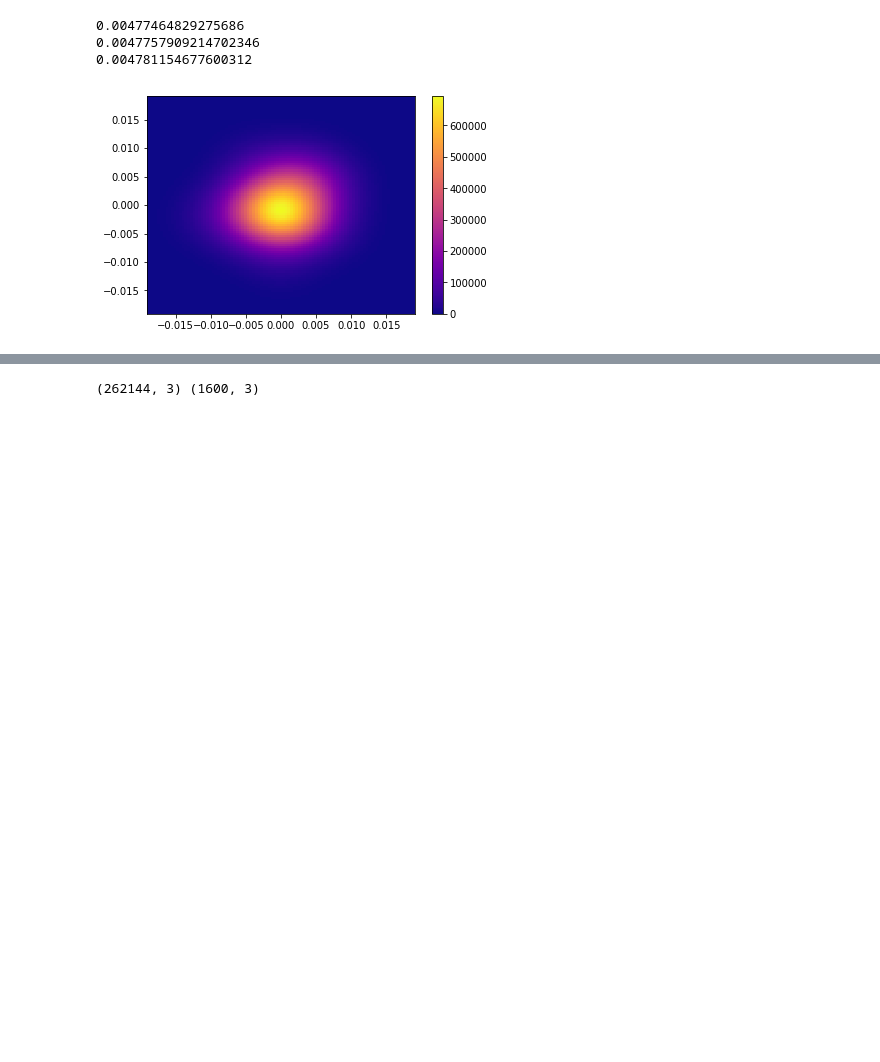
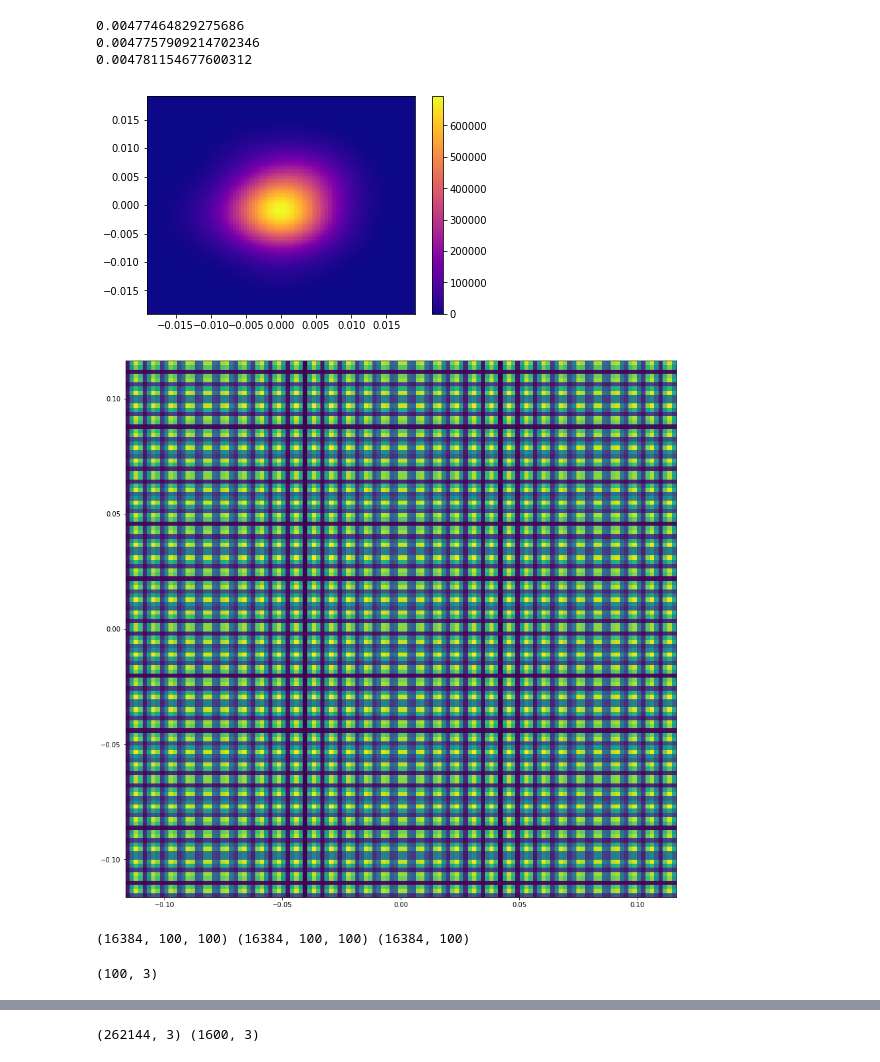
Before and after one commit to simply-nicky/cbc, a Jupyter notebook: prototyping/proto.ipynb, the cells around one changed output, grey strips where cells are left out. Saved outputs shown, nothing was run; the diff lists cells and outputs as text; code cells hidden in the pictures; blank space fills up the shorter version.

```diff
--- a/prototyping/proto.ipynb
+++ b/prototyping/proto.ipynb
@@ -11,8 +8,8 @@ The autoreload extension is already loaded. To reload it, use:
 # %%
-waist = 1e-5
+waist = 4e-6
 wavelength = 1.5e-7
 a, b, c = 2e-5, 2.5e-5, 3e-5
 Nx, Ny, Nz = 20, 20, 4
-detNx, detNy = 512, 512
-pix_size = 55e-3 / 4
-det_dist = 54
+detNx, detNy = 128, 128
+pix_size = 55e-3
+det_dist = 30
@@ -119,0 +129,33 @@ plt.show()
+# %%
+x, y, z = cbc.lattice(a, b, c, 10, 10, 1, lat_orig=[0,0,zR(waist, wavelength)])
+asf_coeffs = cbc.asf_coeffs()
+kxs, kys = cbc.det_kouts(det_dist, detNx, detNy, pix_size)
+_kxs, _kys = kxs.ravel(), kys.ravel()
+kouts = cbc.kout_parax(_kxs, _kys)
+kins = cbc.gaussian_kins(x, y, z, waist, wavelength)
+us = cbc.gaussian(x, y, z, waist, wavelength)
+qabs = cbc.utils.q_abs(kouts, kins) / 2.0 / wavelength / 1e7
+asfs = cbc.asf_vals(qabs, asf_coeffs)
+phs = cbc.utils.phase(kouts, x, y, z, wavelength)
+res = (asfs * us * phs).sum(axis=-1).reshape(kxs.shape)
+ints = np.abs(res)
+f, ax = plt.subplots(figsize=(15, 15))
+ax.pcolor(kxs, kys, ints, cmap=cm.viridis, vmin=ints.min(), vmax=ints.max())
+f.show()
+# %% [output]
+[figure, added]
+# %%
+knum = 100
+kjs = cbc.gaussian_dist(knum, z[0], waist, wavelength)
+kjs = cbc.kout_parax(kjs[:,0], kjs[:,1])
+qabs = cbc.utils.q_abs_conv(kouts, kins, kjs) / 2.0 / wavelength / 1e7
+asfs = cbc.asf_vals(qabs, asf_coeffs)
+phs = cbc.utils.phase_conv(kouts, kjs, x, y, z, wavelength)
+res = (asfs * phs).sum(axis=-1) / knum
+print(asfs.shape, phs.shape, res.shape)
+# %% [output]
+(16384, 100, 100) (16384, 100, 100) (16384, 100)
+# %%
+kjs.shape
+# %% [output]
+(100, 3)
```
Also changed, not shown: parts of 9 cells of this notebook, 7 other files.
